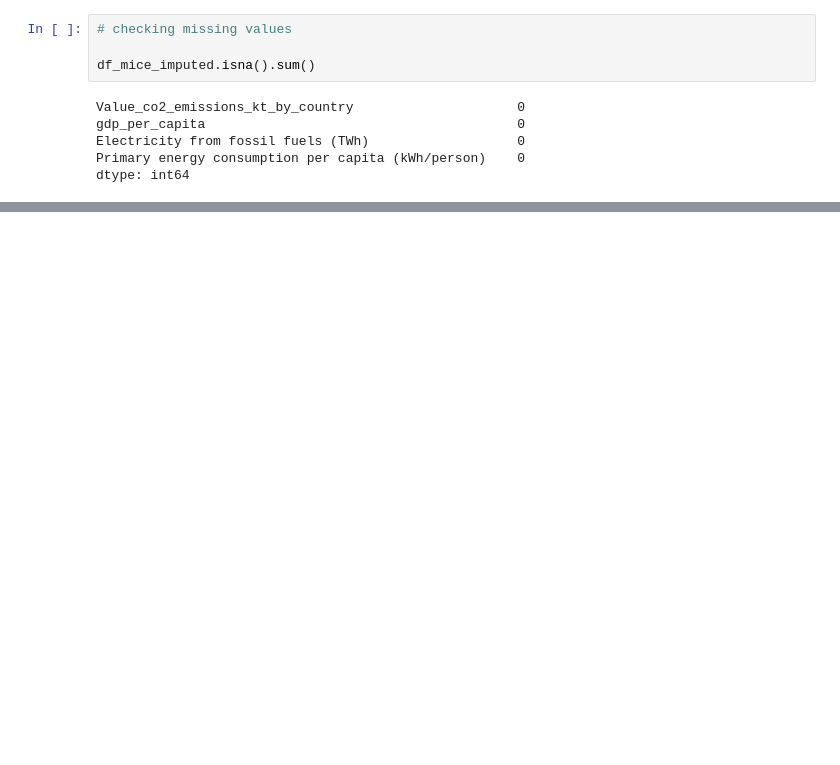
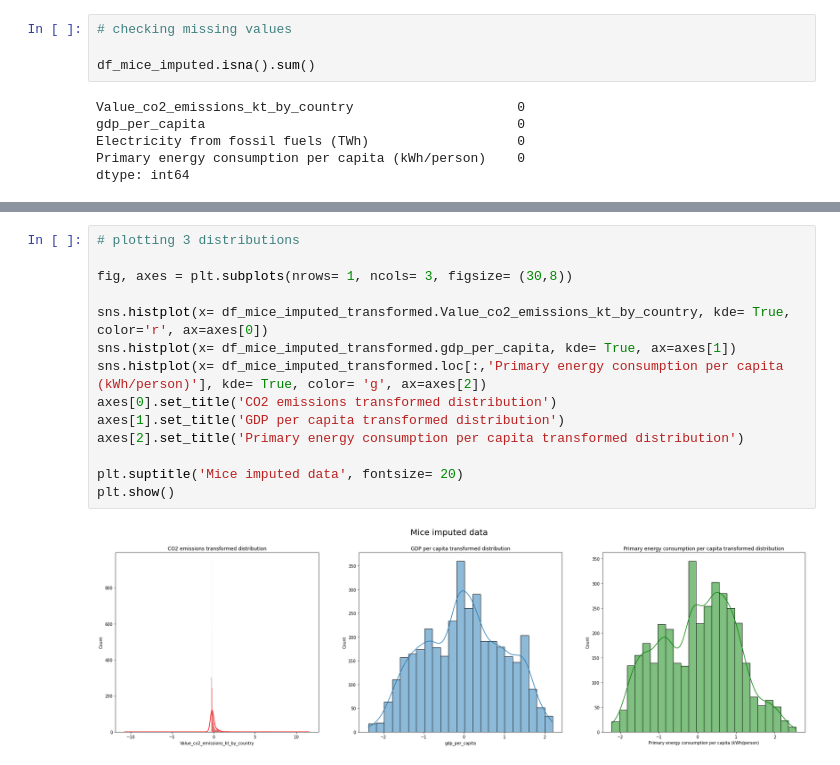
Before and after one commit to perezmillanr/tp_final_analisis_de_datos, a Jupyter notebook: TP.ipynb, the cells around one changed output, grey strips where cells are left out. Saved outputs shown, nothing was run; the diff lists cells and outputs as text; blank space fills up the shorter version.

```diff
--- a/TP.ipynb
+++ b/TP.ipynb
@@ -309,0 +339,16 @@ dtype: int64
+# %%
+# plotting 3 distributions
+
+fig, axes = plt.subplots(nrows= 1, ncols= 3, figsize= (30,8))
+
+sns.histplot(x= df_mice_imputed_transformed.Value_co2_emissions_kt_by_country, kde= True, color='r', ax=axes[0])
+sns.histplot(x= df_mice_imputed_transformed.gdp_per_capita, kde= True, ax=axes[1])
+sns.histplot(x= df_mice_imputed_transformed.loc[:,'Primary energy consumption per capita (kWh/person)'], kde= True, color= 'g', ax=axes[2])
+axes[0].set_title('CO2 emissions transformed distribution')
+axes[1].set_title('GDP per capita transformed distribution')
+axes[2].set_title('Primary energy consumption per capita transformed distribution')
+
+plt.suptitle('Mice imputed data', fontsize= 20)
+plt.show()
+# %% [output]
+[figure, added]
```
Also changed, not shown: parts of 9 cells of this notebook.
